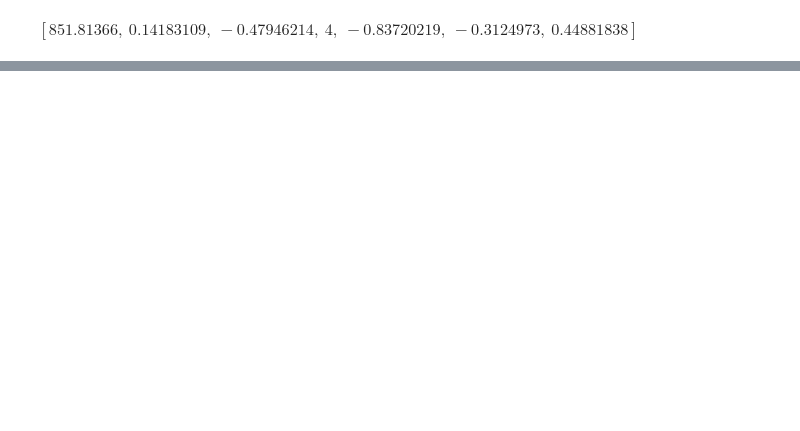
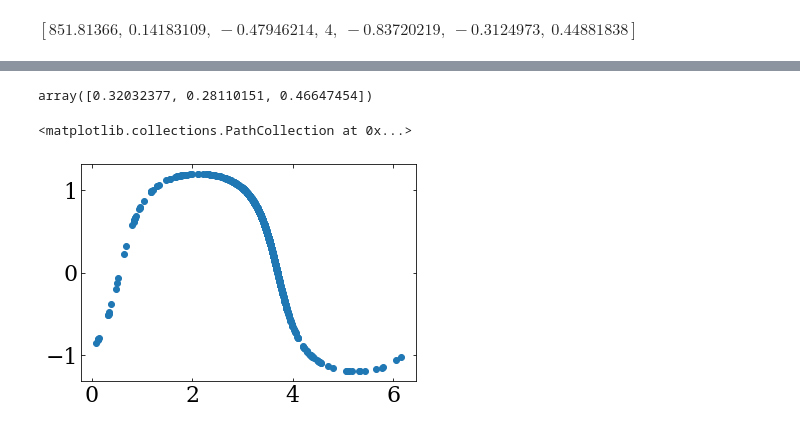
Before and after one commit to katiechambe/yellowCard, a Jupyter notebook: notebooks/likelihood-prototyping.ipynb, the cells around one changed output, grey strips where cells are left out. Drawn from its saved outputs; the diff is of its cells as text; code cells hidden in the pictures; blank space fills up the shorter version.

```diff
--- a/notebooks/likelihood-prototyping.ipynb
+++ b/notebooks/likelihood-prototyping.ipynb
@@ -88,0 +292,29 @@ init_par
+# %%
+Ls = []
+for i in range(1000):
+    pma = np.random.normal(fiducial_m31_c.pm_ra_cosdec.to_value(u.microarcsecond/u.yr), 10.)
+    pmd = np.random.normal(fiducial_m31_c.pm_dec.to_value(u.microarcsecond/u.yr), 10.)
+    rv = np.random.normal(-300, 10)
+    dist = np.random.normal(731, 50)
+    c = coord.SkyCoord(fiducial_m31_c.ra, fiducial_m31_c.dec,
+                       distance=dist*u.kpc,
+                       pm_ra_cosdec=pma*u.microarcsecond/u.yr,
+                       pm_dec=pmd*u.microarcsecond/u.yr,
+                       radial_velocity=rv*u.km/u.s)
+    tmp = c.transform_to(coord.Galactocentric())
+
+    L = tmp.data.without_differentials().cross(tmp.velocity)
+    L = L / L.norm()
+    Ls.append(L.xyz)
+Ls = np.array(Ls)
+# %%
+np.std(Ls, axis=0)
+# %% [output]
+array([0.32032377, 0.28110151, 0.46647454])
+# %%
+shit = coord.CartesianRepresentation(*Ls.T).represent_as(coord.UnitSphericalRepresentation)
+# %%
+plt.scatter(shit.lon, shit.lat)
+# %% [output]
+<matplotlib.collections.PathCollection at 0x...>
+[figure, added]
```
Also changed, not shown: parts of 26 cells of this notebook, 1 other file.
